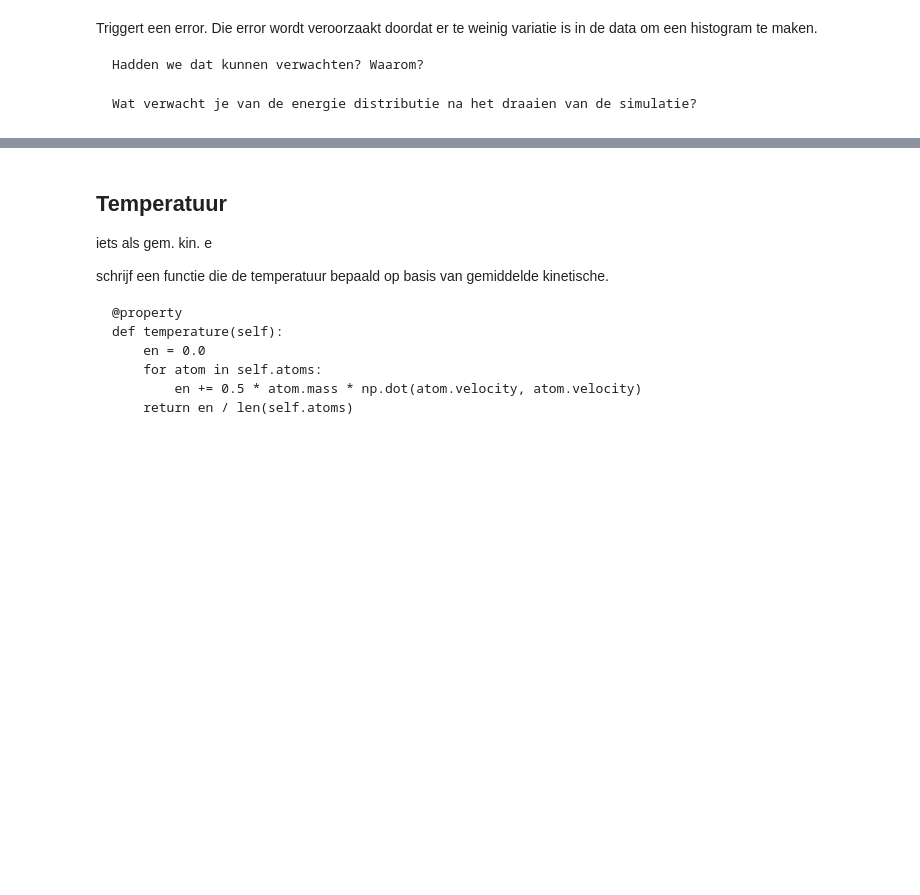
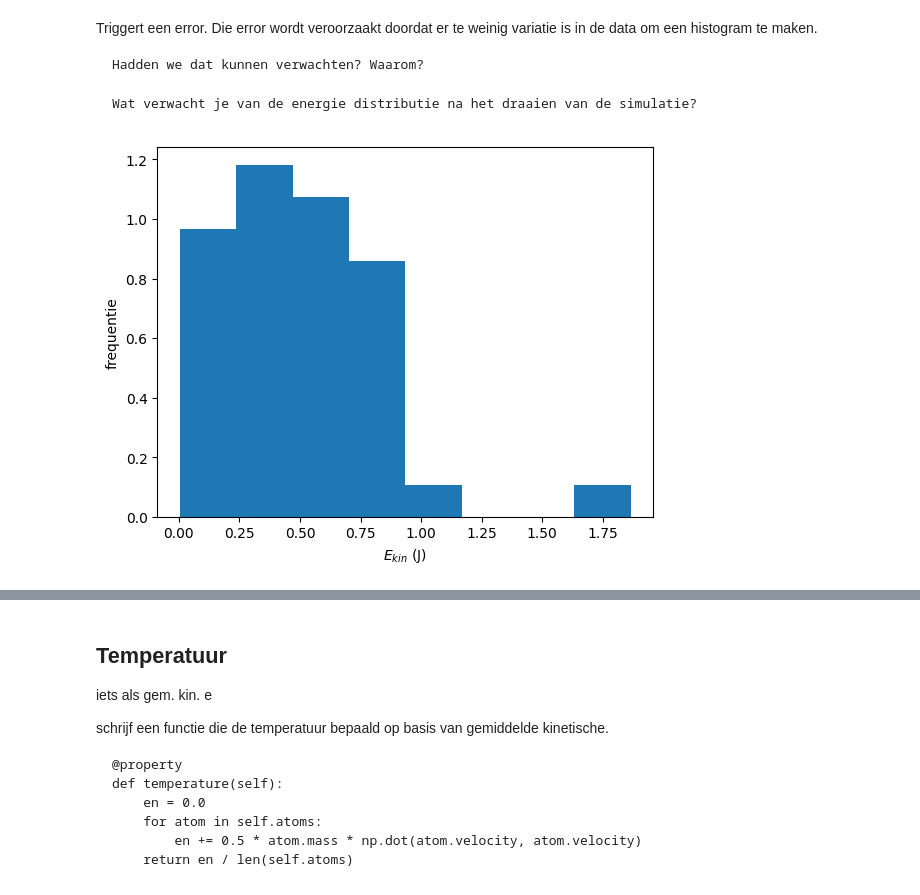
Before and after one commit to Contemporary-Physicslab/PySim, a Jupyter notebook: book/Q2/druktemp.ipynb, the cells around one changed output, grey strips where cells are left out. Drawn from its saved outputs; the diff is of its cells as text; code cells hidden in the pictures; blank space fills up the shorter version.

````diff
--- a/book/Q2/druktemp.ipynb
+++ b/book/Q2/druktemp.ipynb
@@ -147,13 +175,22 @@ Hadden we dat kunnen verwachten? Waarom?
 Wat verwacht je van de energie distributie na het draaien van de simulatie?
 ```
 # %%
+create_particles(particles)
 for i in range(100):
+    take_time_step(particles)
+for p in particles:
+    p.kin_energy
+energies = [p.kin_energy for p in particles]
 
-    for p in particles:
-        p.update_position(dt)    # Update positie
-        p.boxcollision()         # Wandbotsing werkt per deeltje
-        p.kin_energy             # Energie
-    handle_collisions(particles)
+plt.figure()
+plt.xlabel('$E_{kin}$ (J)')
+plt.ylabel('frequentie')
+
+plt.hist(energies,bins='auto',density='True')
+
+plt.show()
+# %% [output]
+[figure, added]
 # %%
 energies = [p.kin_energy for p in particles]
 
````
Also changed, not shown: parts of 19 cells of this notebook.
